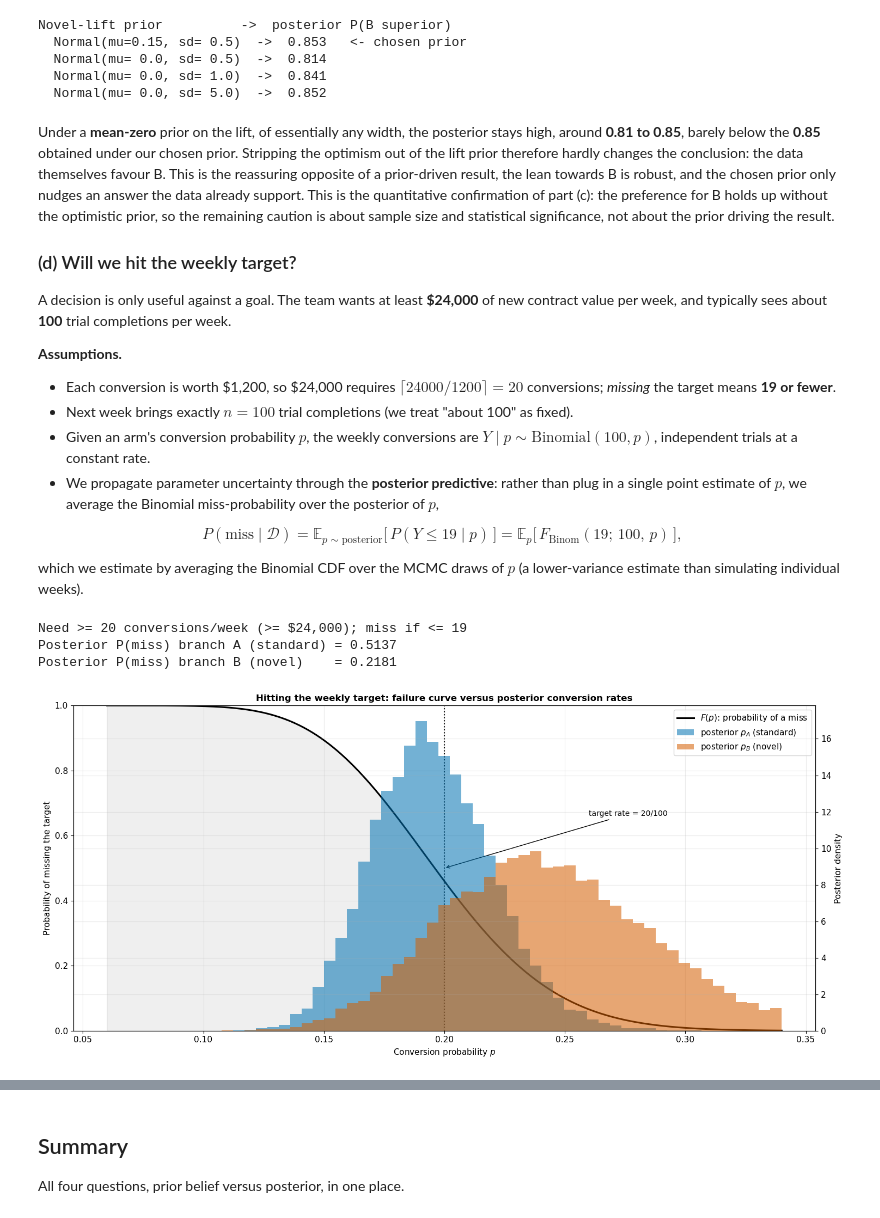
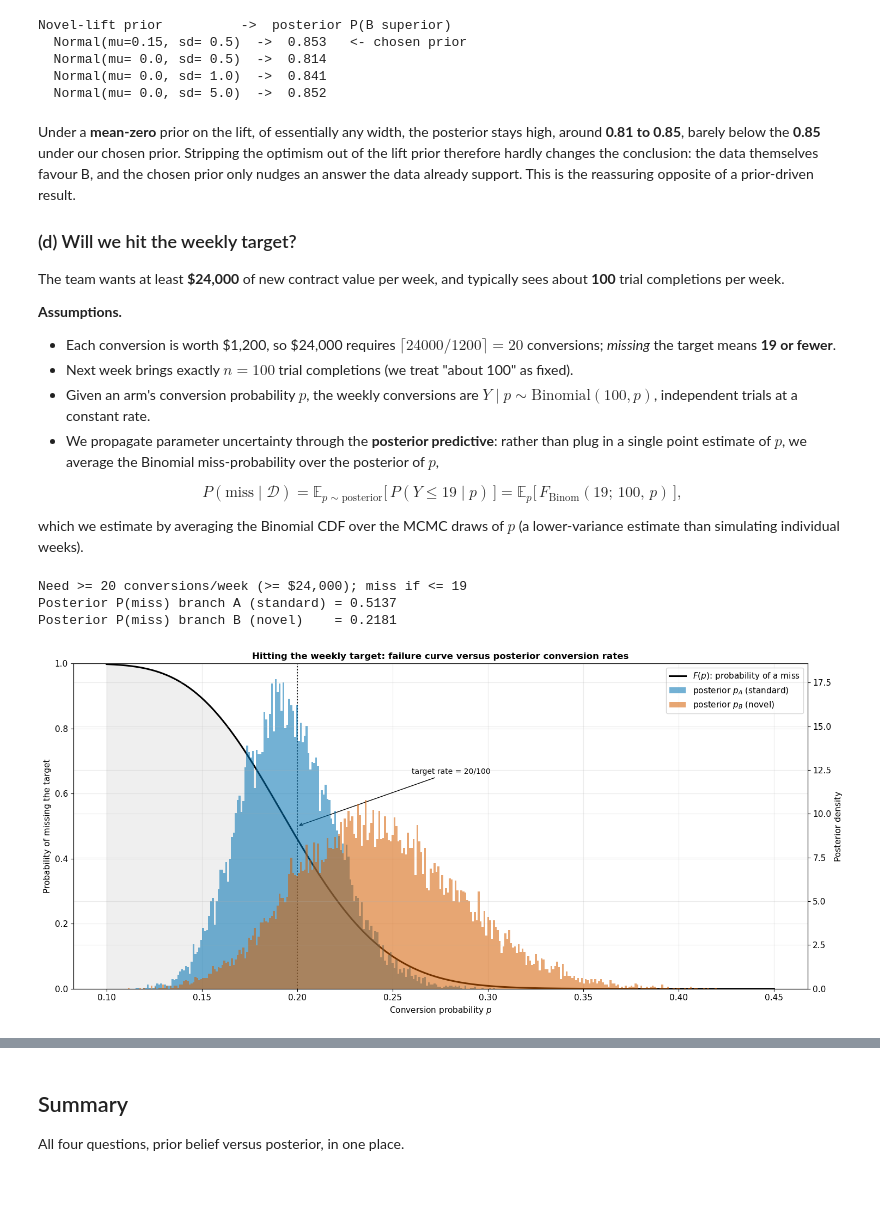
Before and after one commit to oliveirafrancofelipe/bayesian-ab-testing, a Jupyter notebook: bayesian_ab_exercise1.ipynb, the cells around one changed output, grey strips where cells are left out. Saved outputs shown, nothing was run; the diff lists cells and outputs as text; code cells hidden in the pictures; blank space fills up the shorter version.

```diff
--- a/bayesian_ab_exercise1.ipynb
+++ b/bayesian_ab_exercise1.ipynb
@@ -868,14 +863,14 @@ Novel-lift prior          ->  posterior P(B superior)
   Normal(mu= 0.0, sd= 1.0)  ->  0.841
   Normal(mu= 0.0, sd= 5.0)  ->  0.852
 # %% [markdown]
-Under a **mean-zero** prior on the lift, of essentially any width, the posterior stays high, around **0.81 to 0.85**, barely below the **0.85** obtained under our chosen prior. Stripping the optimism out of the lift prior therefore hardly changes the conclusion: the data themselves favour B. This is the reassuring opposite of a prior-driven result, the lean towards B is robust, and the chosen prior only nudges an answer the data already support. This is the quantitative confirmation of part (c): the preference for B holds up without the optimistic prior, so the remaining caution is about sample size and statistical significance, not about the prior driving the result.
+Under a **mean-zero** prior on the lift, of essentially any width, the posterior stays high, around **0.81 to 0.85**, barely below the **0.85** under our chosen prior. Stripping the optimism out of the lift prior therefore hardly changes the conclusion: the data themselves favour B, and the chosen prior only nudges an answer the data already support. This is the reassuring opposite of a prior-driven result.
 
 ### (d) Will we hit the weekly target?
 
-A decision is only useful against a goal. The team wants at least **\$24,000** of new contract value per week, and typically sees about **100** trial completions per week.
+The team wants at least **&dollar;24,000** of new contract value per week, and typically sees about **100** trial completions per week.
 
 **Assumptions.**
-- Each conversion is worth \$1,200, so \$24,000 requires $\lceil 24000/1200\rceil = 20$ conversions; *missing* the target means **19 or fewer**.
+- Each conversion is worth &dollar;1,200, so &dollar;24,000 requires $\lceil 24000/1200\rceil = 20$ conversions; *missing* the target means **19 or fewer**.
 - Next week brings exactly $n = 100$ trial completions (we treat "about 100" as fixed).
 - Given an arm's conversion probability $p$, the weekly conversions are $Y\mid p \sim \text{Binomial}(100, p)$, independent trials at a constant rate.
 - We propagate parameter uncertainty through the **posterior predictive**: rather than plug in a single point estimate of $p$, we average the Binomial miss-probability over the posterior of $p$,
@@ -907,7 +902,7 @@ Posterior P(miss) branch B (novel)    = 0.2181
 # - Why each arm might miss: failure curve vs posterior rates --------
 
 # Data: F(p) = P(Y <= 19 | p), the miss probability for a KNOWN rate p
-p_axis = np.linspace(0.06, 0.34, 400)
+p_axis = np.linspace(0.1, 0.45, 350)
 F = binom.cdf(FAIL_MAX, WEEKLY_N, p_axis)
 
 # Figure setup
@@ -915,33 +910,33 @@ fig, ax = plt.subplots(figsize=(15, 7))
 
 # Failure curve (left axis), with the danger zone shaded
 ax.plot(p_axis, F, color="black", lw=2.2, label=r"$F(p)$: probability of a miss")
 ax.fill_between(p_axis, F, where=(p_axis < TARGET_CONV/WEEKLY_N), color="grey", alpha=0.12)
 ax.set(xlabel=r"Conversion probability $p$", ylabel="Probability of missing the target")
 ax.set_ylim(0, 1)
 
 # Posterior p_A, p_B (right axis)
 ax2 = ax.twinx()
-bins = np.linspace(0.06, 0.34, 60)
+bins = np.linspace(0.1, 0.45, 350)
 ax2.hist(post_pA, bins=bins, density=True, alpha=0.55, color=PALETTE["A"],
          label="posterior $p_A$ (standard)")
 ax2.hist(post_pB, bins=bins, density=True, alpha=0.55, color=PALETTE["B"],
          label="posterior $p_B$ (novel)")
 ax2.set_ylabel("Posterior density"); ax2.set_ylim(bottom=0)
 
 # Reference line + annotation at the target rate
 ax.axvline(TARGET_CONV/WEEKLY_N, color="black", ls=":", lw=1.5)
 ax.annotate(f"target rate = {TARGET_CONV}/{WEEKLY_N}", xy=(TARGET_CONV/WEEKLY_N, 0.5),
             xytext=(0.26, 0.66), fontsize=10, arrowprops=dict(arrowstyle="->"))
 
 # Title and combined legend
 ax.set_title("Hitting the weekly target: failure curve versus posterior conversion rates")
 h1, l1 = ax.get_legend_handles_labels()
 h2, l2 = ax2.get_legend_handles_labels()
 ax.legend(h1 + h2, l1 + l2, loc="upper right")
 
 # Display
 fig.tight_layout()
 plt.show()
 # %% [output]
-[figure, old version]
+[figure, new version]
 # %% [markdown]
```
Also changed, not shown: parts of 18 cells of this notebook.
